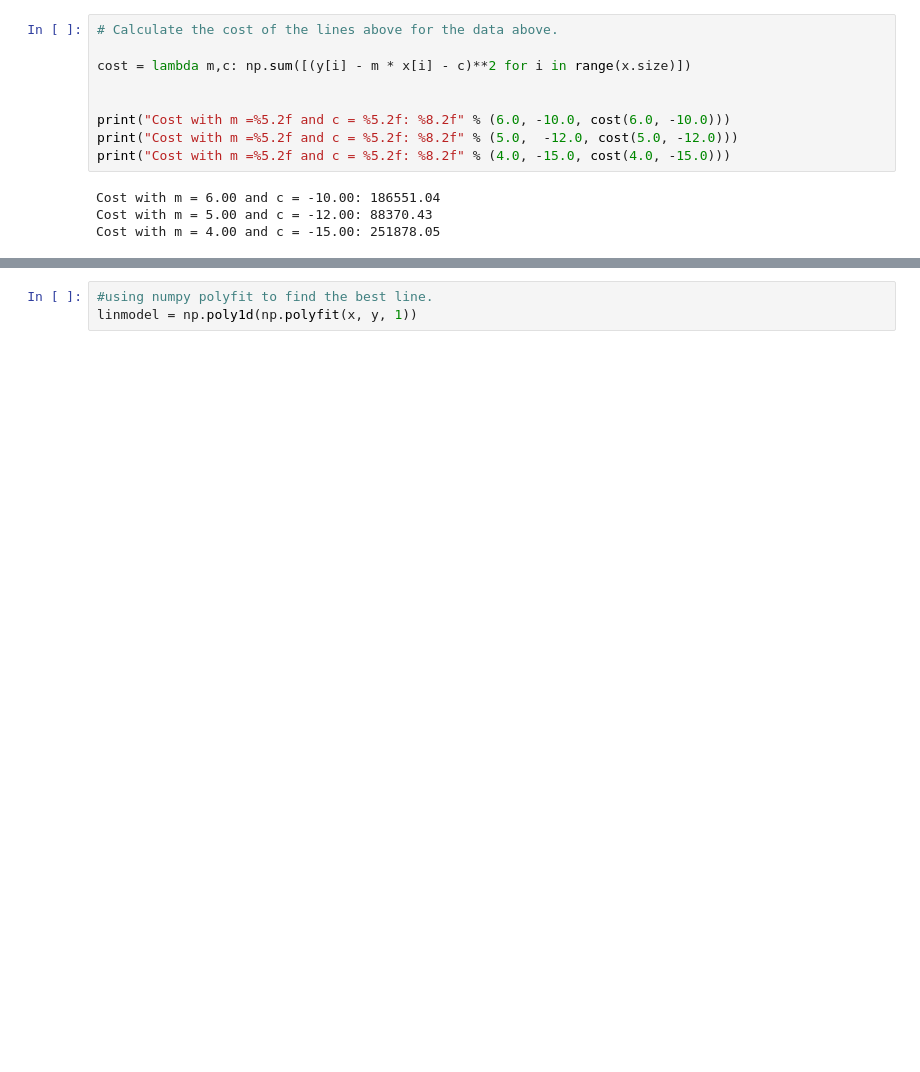
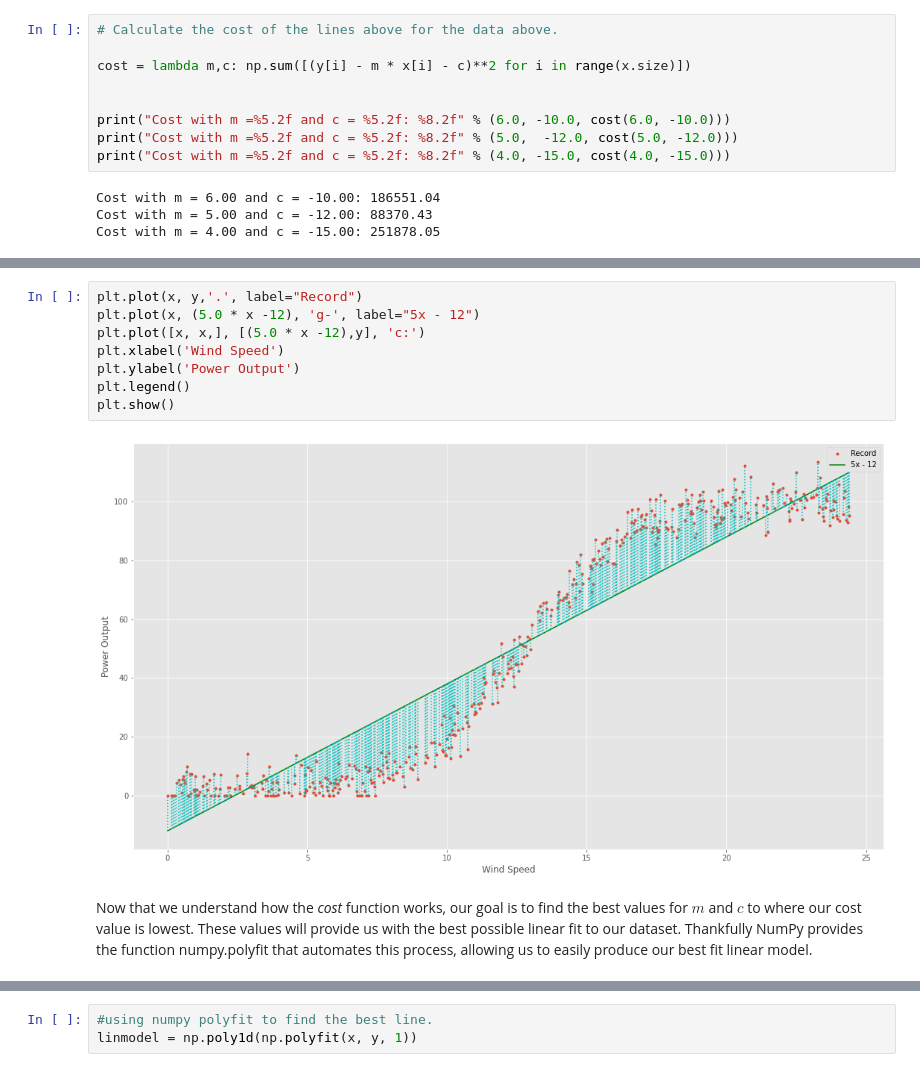
Before and after one commit to ocoleman/fundamentalsDA-project2020, a Jupyter notebook: project.ipynb, the cells around one changed output, grey strips where cells are left out. Saved outputs shown, nothing was run; the diff lists cells and outputs as text; blank space fills up the shorter version.

```diff
--- a/project.ipynb
+++ b/project.ipynb
@@ -112,0 +116,12 @@ m,c
+# %%
+plt.plot(x, y,'.', label="Record")
+plt.plot(x, (5.0 * x -12), 'g-', label="5x - 12")
+plt.plot([x, x,], [(5.0 * x -12),y], 'c:')
+plt.xlabel('Wind Speed')
+plt.ylabel('Power Output')
+plt.legend()
+plt.show()
+# %% [output]
+[figure, added]
+# %% [markdown]
+Now that we understand how the *cost* function works, our goal is to find the best values for $m$ and $c$ to where our cost value is lowest. These values will provide us with the best possible linear fit to our dataset. Thankfully NumPy provides the function numpy.polyfit that automates this process, allowing us to easily produce our best fit linear model.
```
Also changed, not shown: parts of 32 cells of this notebook.
